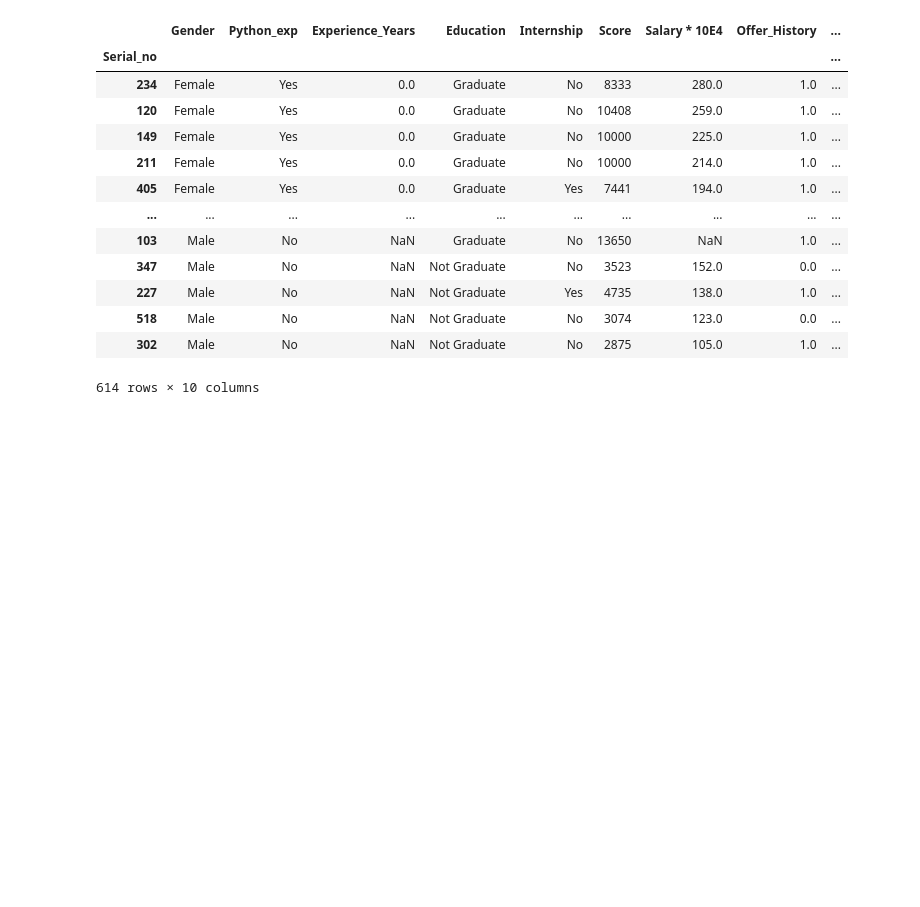
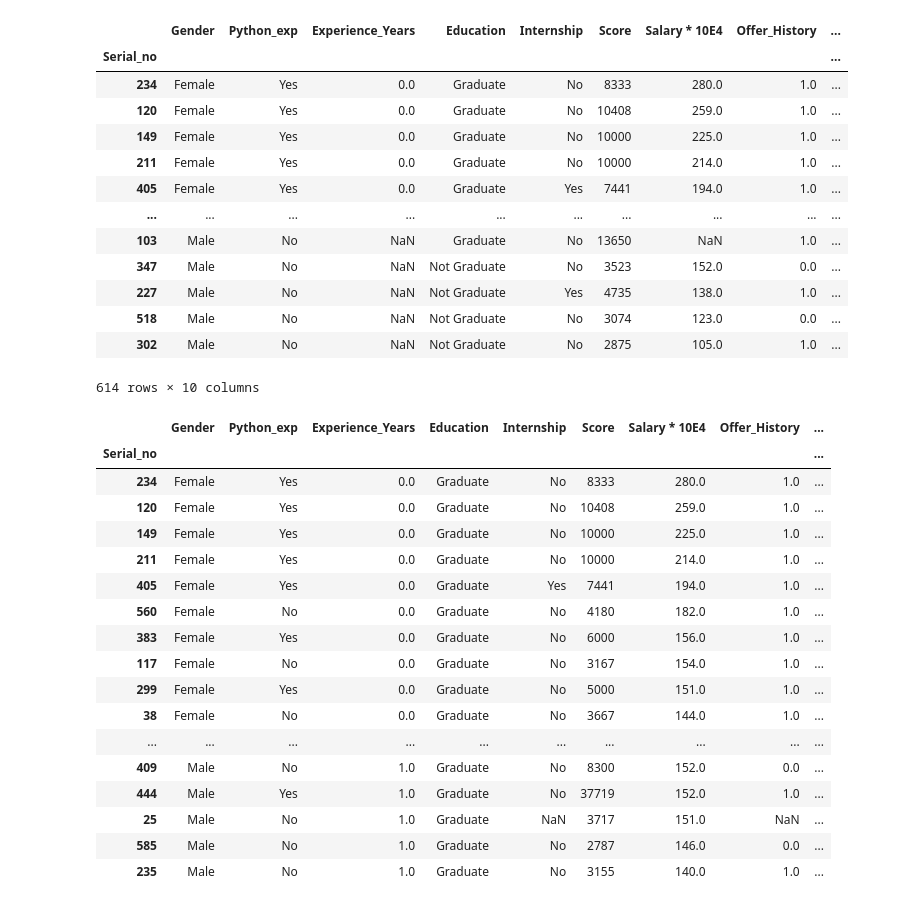
Before and after one commit to onolan/orlaithnolan, a Jupyter notebook: UCDPA_OrlaithNolanProject.ipynb, the cells around one changed output. Drawn from its saved outputs; the diff is of its cells as text; code cells hidden in the pictures; blank space fills up the shorter version.

```diff
--- a/UCDPA_OrlaithNolanProject.ipynb
+++ b/UCDPA_OrlaithNolanProject.ipynb
@@ -328,3 +328,26 @@ dataset
 | 518 | Male | No | NaN | Not Graduate | No | 3074 | 123.0 | 0.0 | ... |
 | 302 | Male | No | NaN | Not Graduate | No | 2875 | 105.0 | 1.0 | ... |
 614 rows × 10 columns
+# %%
+pd.set_option('display.max_rows', 500)
+# %%
+dataset.head(500)
+# %% [output]
+|  | Gender | Python_exp | Experience_Years | Education | Internship | Score | Salary * 10E4 | Offer_History | ... |
+| Serial_no |  |  |  |  |  |  |  |  | ... |
+| 234 | Female | Yes | 0.0 | Graduate | No | 8333 | 280.0 | 1.0 | ... |
+| 120 | Female | Yes | 0.0 | Graduate | No | 10408 | 259.0 | 1.0 | ... |
+| 149 | Female | Yes | 0.0 | Graduate | No | 10000 | 225.0 | 1.0 | ... |
+| 211 | Female | Yes | 0.0 | Graduate | No | 10000 | 214.0 | 1.0 | ... |
+| 405 | Female | Yes | 0.0 | Graduate | Yes | 7441 | 194.0 | 1.0 | ... |
+| 560 | Female | No | 0.0 | Graduate | No | 4180 | 182.0 | 1.0 | ... |
+| 383 | Female | Yes | 0.0 | Graduate | No | 6000 | 156.0 | 1.0 | ... |
+| 117 | Female | No | 0.0 | Graduate | No | 3167 | 154.0 | 1.0 | ... |
+| 299 | Female | Yes | 0.0 | Graduate | No | 5000 | 151.0 | 1.0 | ... |
+| 38 | Female | No | 0.0 | Graduate | No | 3667 | 144.0 | 1.0 | ... |
+| ... | ... | ... | ... | ... | ... | ... | ... | ... | ... |
+| 409 | Male | No | 1.0 | Graduate | No | 8300 | 152.0 | 0.0 | ... |
+| 444 | Male | Yes | 1.0 | Graduate | No | 37719 | 152.0 | 1.0 | ... |
+| 25 | Male | No | 1.0 | Graduate | NaN | 3717 | 151.0 | NaN | ... |
+| 585 | Male | No | 1.0 | Graduate | No | 2787 | 146.0 | 0.0 | ... |
+| 235 | Male | No | 1.0 | Graduate | No | 3155 | 140.0 | 1.0 | ... |
```
Also changed, not shown: parts of 1 cell of this notebook.
